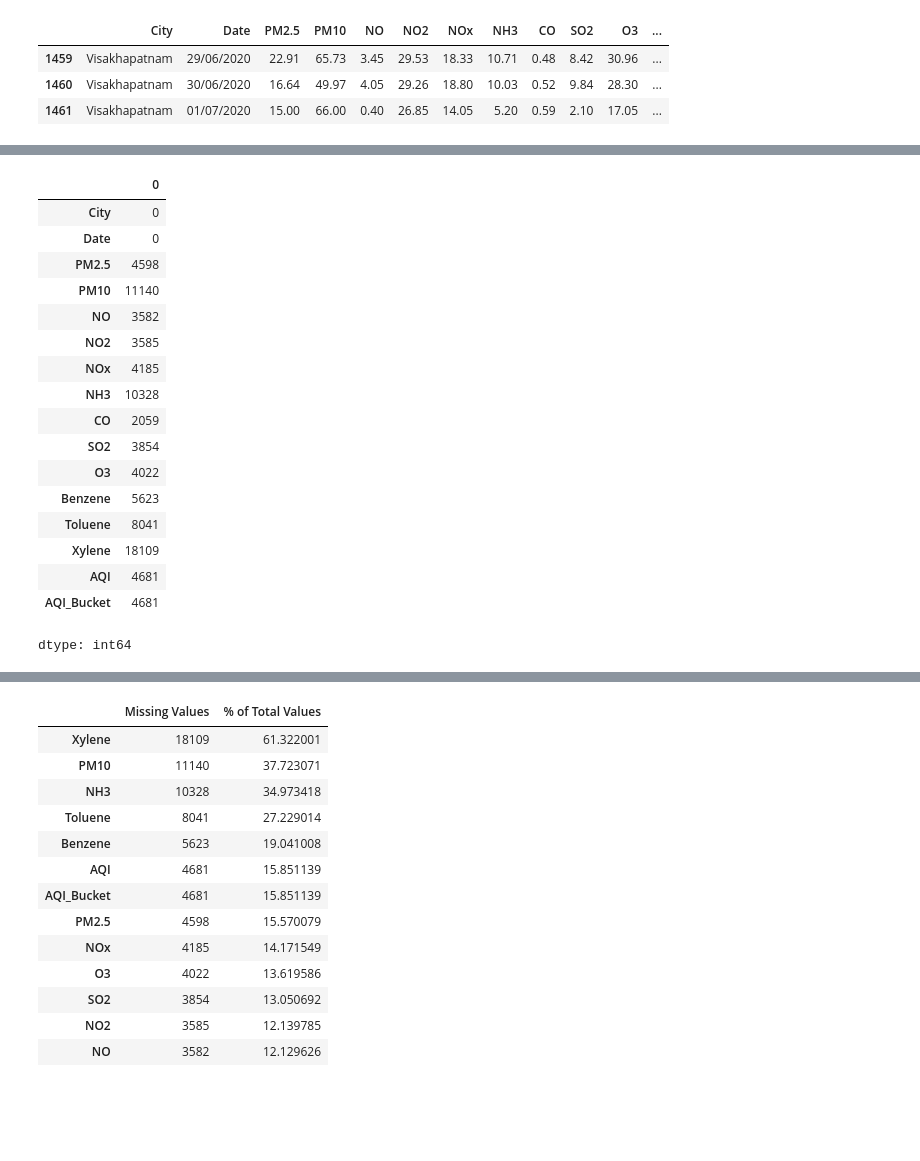
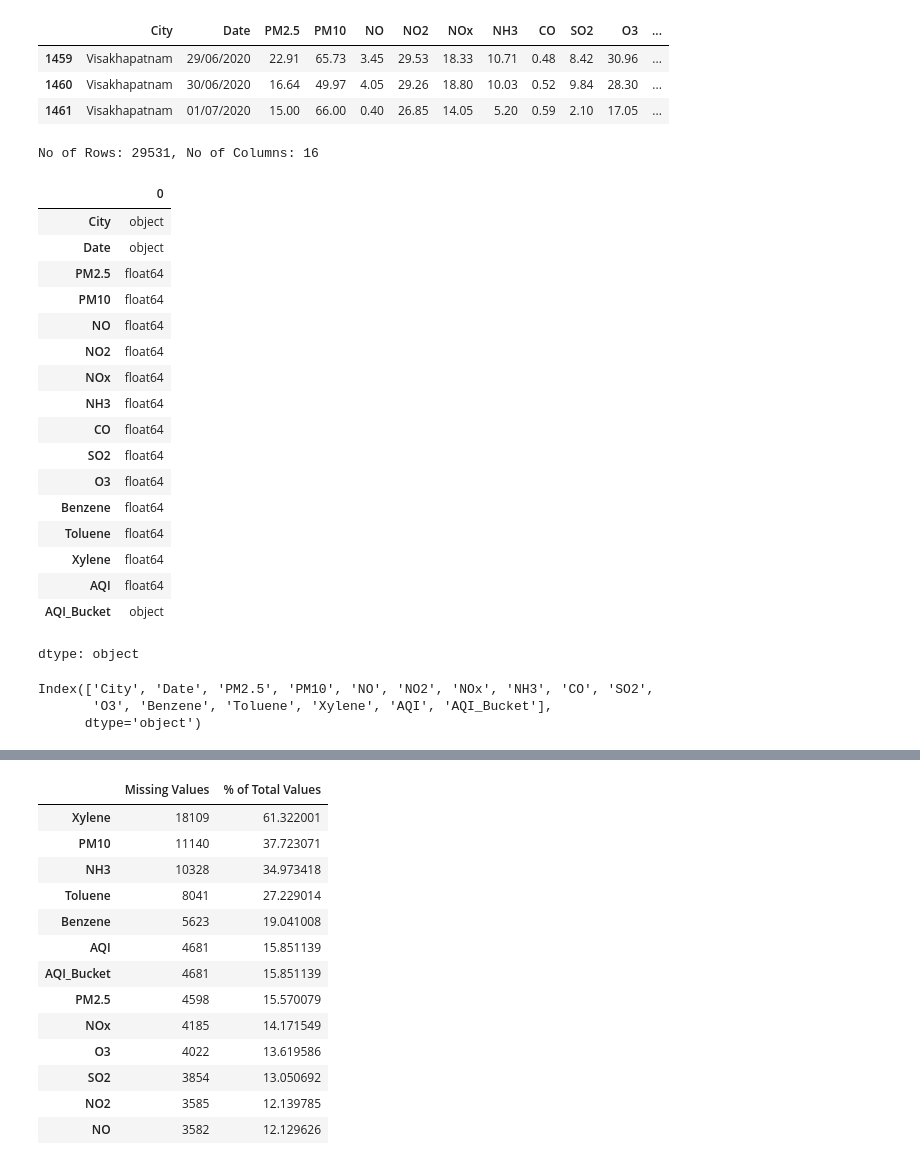
Before and after one commit to cntrvsy/colab, a Jupyter notebook: st20343345_CMP7005_PRAC1.ipynb, the cells around one changed output, grey strips where cells are left out. Saved outputs shown, nothing was run; the diff lists cells and outputs as text; code cells hidden in the pictures; blank space fills up the shorter version.

```diff
--- a/st20343345_CMP7005_PRAC1.ipynb
+++ b/st20343345_CMP7005_PRAC1.ipynb
@@ -149,6 +149,39 @@ combined_df.tail(3)
 | 1459 | Visakhapatnam | 29/06/2020 | 22.91 | 65.73 | 3.45 | 29.53 | 18.33 | 10.71 | 0.48 | 8.42 | 30.96 | ... |
 | 1460 | Visakhapatnam | 30/06/2020 | 16.64 | 49.97 | 4.05 | 29.26 | 18.80 | 10.03 | 0.52 | 9.84 | 28.30 | ... |
 | 1461 | Visakhapatnam | 01/07/2020 | 15.00 | 66.00 | 0.40 | 26.85 | 14.05 | 5.20 | 0.59 | 2.10 | 17.05 | ... |
+# %%
+#How many rows and columns are in your merged dataset?
+combined_df.shape
+print(f'No of Rows: {combined_df.shape[0]}, No of Columns: {combined_df.shape[1]}')
+# %% [output]
+No of Rows: 29531, No of Columns: 16
+# %%
+combined_df.dtypes
+# %% [output]
+|  | 0 |
+| City | object |
+| Date | object |
+| PM2.5 | float64 |
+| PM10 | float64 |
+| NO | float64 |
+| NO2 | float64 |
+| NOx | float64 |
+| NH3 | float64 |
+| CO | float64 |
+| SO2 | float64 |
+| O3 | float64 |
+| Benzene | float64 |
+| Toluene | float64 |
+| Xylene | float64 |
+| AQI | float64 |
+| AQI_Bucket | object |
+dtype: object
+# %%
+combined_df.columns
+# %% [output]
+Index(['City', 'Date', 'PM2.5', 'PM10', 'NO', 'NO2', 'NOx', 'NH3', 'CO', 'SO2',
+       'O3', 'Benzene', 'Toluene', 'Xylene', 'AQI', 'AQI_Bucket'],
+      dtype='object')
 # %%
 combined_df.describe()
 # %% [output]
@@ -161,24 +194,3 @@ combined_df.describe()
 | 50% | 48.570000 | 95.680000 | 9.890000 | 21.690000 | 23.520000 | 15.850000 | 0.890000 | 9.160000 | 30.840000 | 1.070000 | 2.970000 | ... |
 | 75% | 80.590000 | 149.745000 | 19.950000 | 37.620000 | 40.127500 | 30.020000 | 1.450000 | 15.220000 | 45.570000 | 3.080000 | 9.150000 | ... |
 | max | 949.990000 | 1000.000000 | 390.680000 | 362.210000 | 467.630000 | 352.890000 | 175.810000 | 193.860000 | 257.730000 | 455.030000 | 454.850000 | ... |
-# %%
-combined_df.isnull().sum()
-# %% [output]
-|  | 0 |
-| City | 0 |
-| Date | 0 |
-| PM2.5 | 4598 |
-| PM10 | 11140 |
-| NO | 3582 |
-| NO2 | 3585 |
-| NOx | 4185 |
-| NH3 | 10328 |
-| CO | 2059 |
-| SO2 | 3854 |
-| O3 | 4022 |
-| Benzene | 5623 |
-| Toluene | 8041 |
-| Xylene | 18109 |
-| AQI | 4681 |
-| AQI_Bucket | 4681 |
-dtype: int64
```
Also changed, not shown: parts of 3 cells of this notebook.
